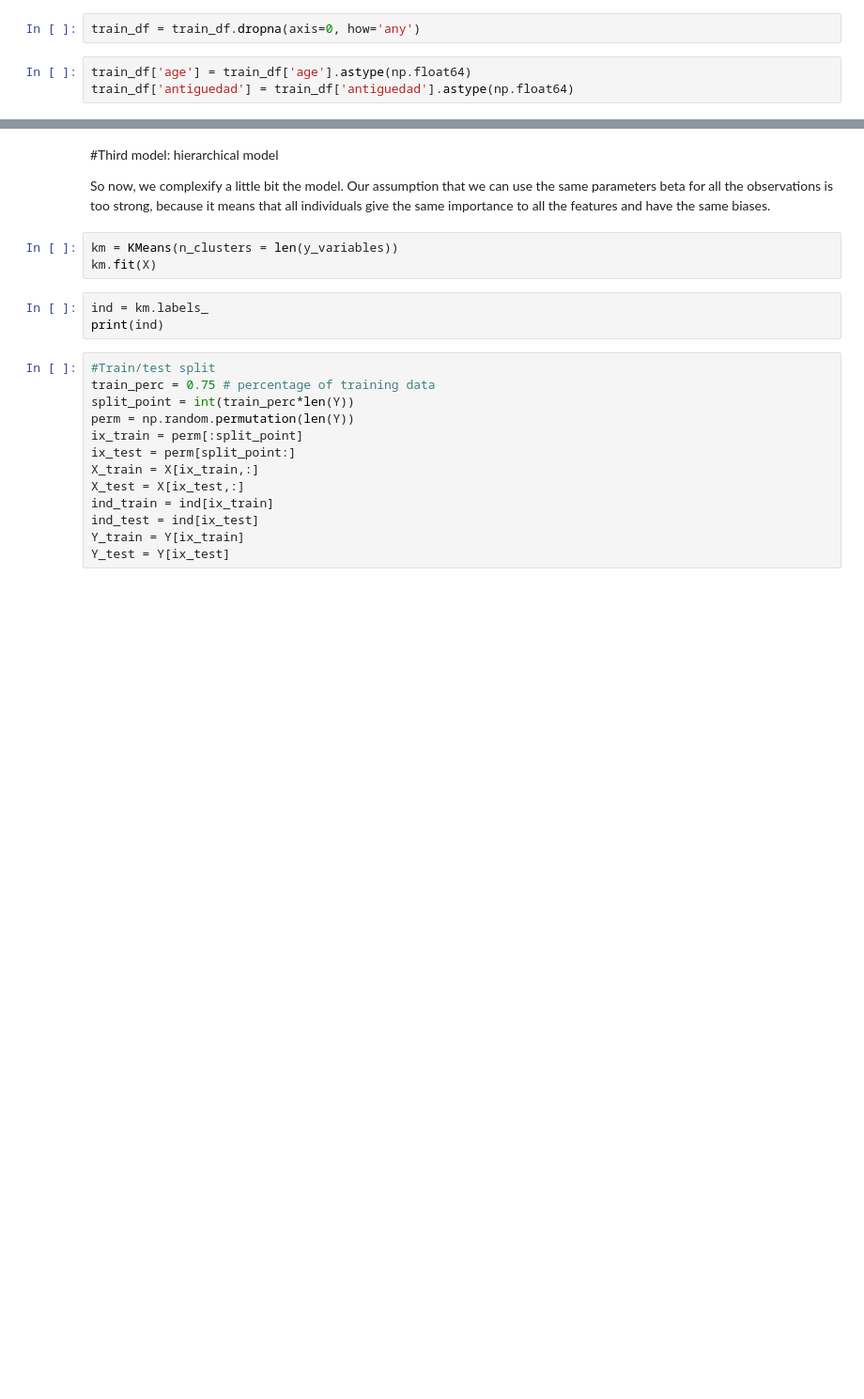
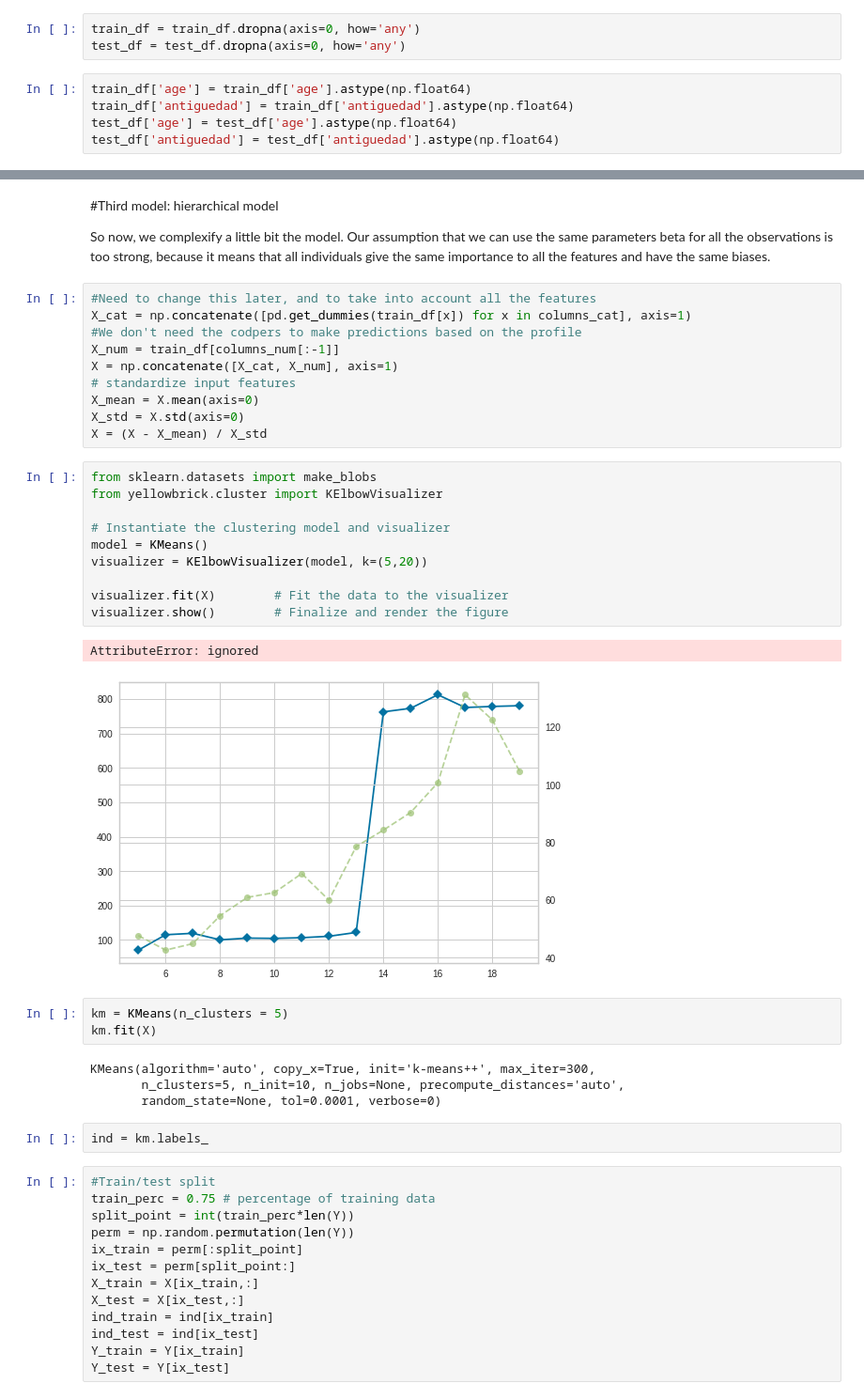
Before and after one commit to casperbh96/mbml, a Jupyter notebook: Data_Preparation.ipynb, the cells around one changed output, grey strips where cells are left out. Shown: that part at 94% size. Saved outputs shown, nothing was run; the diff lists cells and outputs as text; blank space fills up the shorter version.

```diff
--- a/Data_Preparation.ipynb
+++ b/Data_Preparation.ipynb
@@ -231,9 +277,12 @@ train_df['age'] = train_df['age'].str.strip()
 train_df['antiguedad'] = train_df['antiguedad'].str.strip()
 # %%
 train_df = train_df.dropna(axis=0, how='any')
+test_df = test_df.dropna(axis=0, how='any')
 # %%
 train_df['age'] = train_df['age'].astype(np.float64)
 train_df['antiguedad'] = train_df['antiguedad'].astype(np.float64)
+test_df['age'] = test_df['age'].astype(np.float64)
+test_df['antiguedad'] = test_df['antiguedad'].astype(np.float64)
 # %% [markdown]
 ## The feature "indrel_1mes"
 
@@ -670,12 +955,38 @@ print(sum(Y_hat))
 #Third model: hierarchical model
 
 So now, we complexify a little bit the model. Our assumption that we can use the same parameters beta for all the observations is too strong, because it means that all individuals give the same importance to all the features and have the same biases.
+# %%
+#Need to change this later, and to take into account all the features
+X_cat = np.concatenate([pd.get_dummies(train_df[x]) for x in columns_cat], axis=1)
+#We don't need the codpers to make predictions based on the profile
+X_num = train_df[columns_num[:-1]]
+X = np.concatenate([X_cat, X_num], axis=1)
+# standardize input features
+X_mean = X.mean(axis=0)
+X_std = X.std(axis=0)
+X = (X - X_mean) / X_std
+# %%
+from sklearn.datasets import make_blobs
+from yellowbrick.cluster import KElbowVisualizer
+
+# Instantiate the clustering model and visualizer
+model = KMeans()
+visualizer = KElbowVisualizer(model, k=(5,20))
+
+visualizer.fit(X)        # Fit the data to the visualizer
+visualizer.show()        # Finalize and render the figure
+# %% [output]
+AttributeError: ignored
+[figure, added]
 # %%
-km = KMeans(n_clusters = len(y_variables))
+km = KMeans(n_clusters = 5)
 km.fit(X)
+# %% [output]
+KMeans(algorithm='auto', copy_x=True, init='k-means++', max_iter=300,
+       n_clusters=5, n_init=10, n_jobs=None, precompute_distances='auto',
+       random_state=None, tol=0.0001, verbose=0)
 # %%
 ind = km.labels_
-print(ind)
 # %%
 #Train/test split
 train_perc = 0.75 # percentage of training data
```
Also changed, not shown: parts of 69 cells of this notebook.
